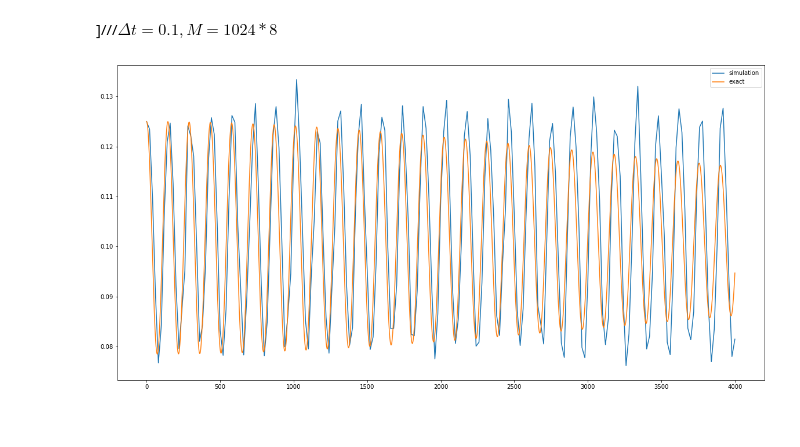
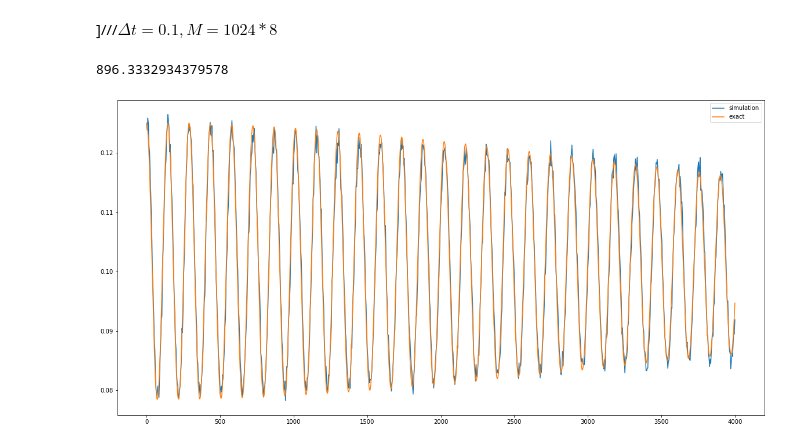
Before and after one commit to 5ean-github/NLSE, a Jupyter notebook: NLSE.ipynb, the cells around one changed output. Drawn from its saved outputs; the diff is of its cells as text; code cells hidden in the pictures.

```diff
--- a/NLSE.ipynb
+++ b/NLSE.ipynb
@@ -444,10 +514,17 @@ def complete(numQubits,psi,g,delta_t,delta_x,V_diag,n,N):
 # %%
-psi = [1/math.sqrt(8) for i in range(8)]
-V_diag = [1,0,0,0,0,0,0,0]
+import time
+
+t = time.time()
+psi = np.array([1/math.sqrt(8) for i in range(8)])
+V_diag = np.array([1,0,0,0,0,0,0,0])
 data = complete(3,psi,1,0.05,1/math.sqrt(2),V_diag,200,1024*8)
+plt.plot(data[0])
+print(time.time()-t)
+'''
 for i in range(8):
     plt.figure(1)
     plt.plot(data[i])
 plt.figure(2)
 plt.plot(data[0])
+'''
 # %% [output]
@@ -524,14 +603,17 @@ def compare(T,delta_t,N):
     plt.plot(np.linspace(0,len(exact_data[1][0])-1,n+1),mu_hat)
     plt.plot(exact_data[1][0])
     plt.legend(['simulation','exact'])
+    return mu_hat, stdev_hat
 # %% [markdown]
 ]///$\Delta t=0.1, M=1024*8$
 # %%
-compare(20,0.1,2)
-
+t = time.time()
+compare(20,0.02,10)
+print(time.time()-t)
 #print(complete(3,[1/math.sqrt(8) for i in range(8)],1,0.1,1/math.sqrt(2),[1,0,0,0,0,0,0,0],int(10/0.1),1024*8)[0])
 # %% [output]
+896.3332934379578
-[figure, old version]
+[figure, new version]
 # %%
 
 plt.plot(np.array(abs(mu_hat - exact_prob[::10]) / (stdev_hat / np.sqrt(N))))
```
Also changed, not shown: parts of 11 cells of this notebook.
